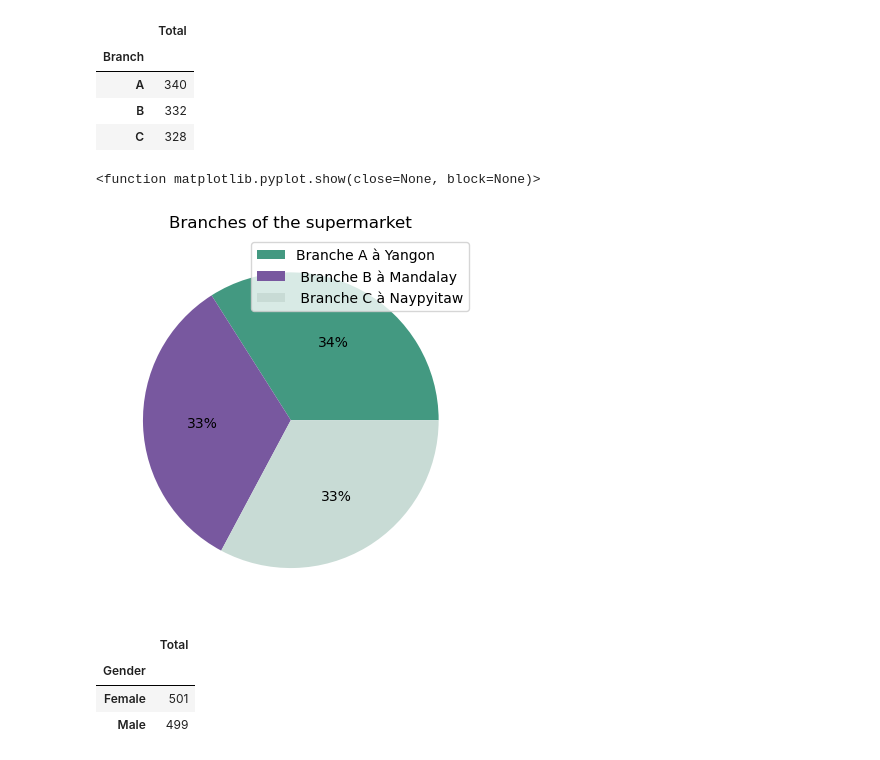
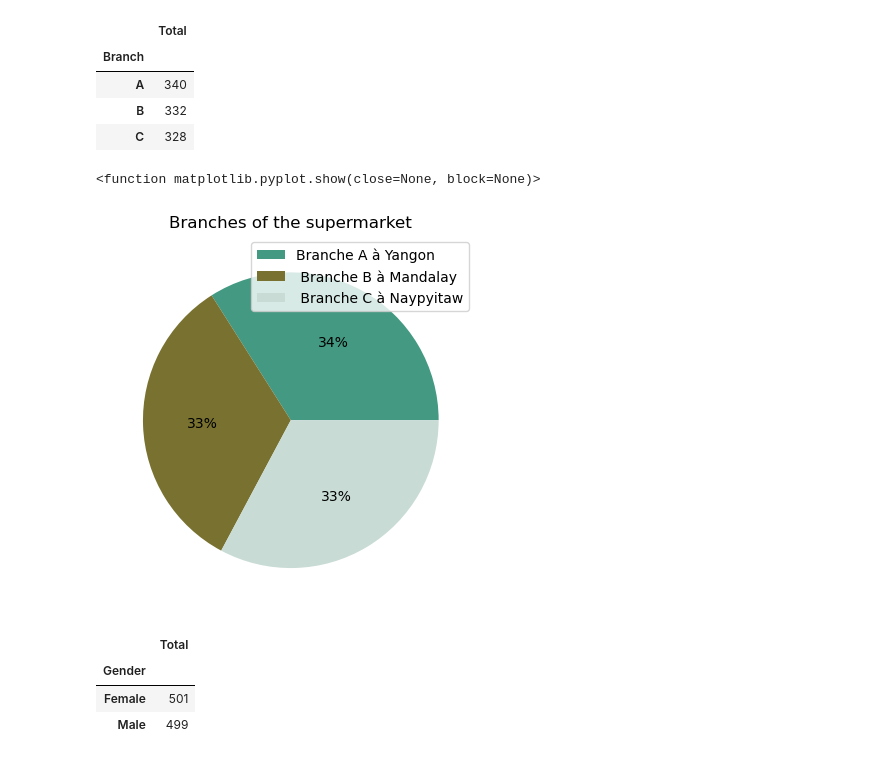
Before and after one commit to Sidikou24/DataViz, a Jupyter notebook: Visualisation de vente en details.ipynb, the cells around one changed output. Cells and saved outputs as stored; diff of their text form; code cells hidden in the pictures.

```diff
--- a/Visualisation de vente en details.ipynb
+++ b/Visualisation de vente en details.ipynb
@@ -164,28 +145,28 @@ df.groupby(['Branch']).agg({'Total': 'count'})
 # %%
 # Définissez les données de branche sous forme de liste avec des décomptes pour chaque branche
 branch = [340, 332, 328]
 
 # Définir le rayon du diagramme circulaire
 radius = 1.0
 
 # Définir les couleurs pour chaque branche
-colors = ["#439981", "#78589f", "#c8dbd5"]
+colors = ["#439981", "#78712f", "#c8dbd5"]
 
 # Afficher les valeurs en pourcentage sur le graphique à secteurs
 autopct = "%1.0f%%"
 # Créer le diagramme circulaire
 plt.pie(branch, radius=radius, colors=colors, autopct=autopct)
 
 # Définir le titre du graphique
 plt.title("Branches of the supermarket")
 
 # Ajoutez une légende pour étiqueter chaque branche
 plt.legend(labels=["Branche A à Yangon", " Branche B à Mandalay", " Branche C à Naypyitaw"])
 plt.show
 #Information à vérifier la cohérance
 # %% [output]
 <function matplotlib.pyplot.show(close=None, block=None)>
-[figure, old version]
+[figure, new version]
 # %%
 data.groupby(['Gender']).agg({'Total':'count'})
 # %% [output]
```
Also changed, not shown: parts of 19 cells of this notebook, 1 other file.
